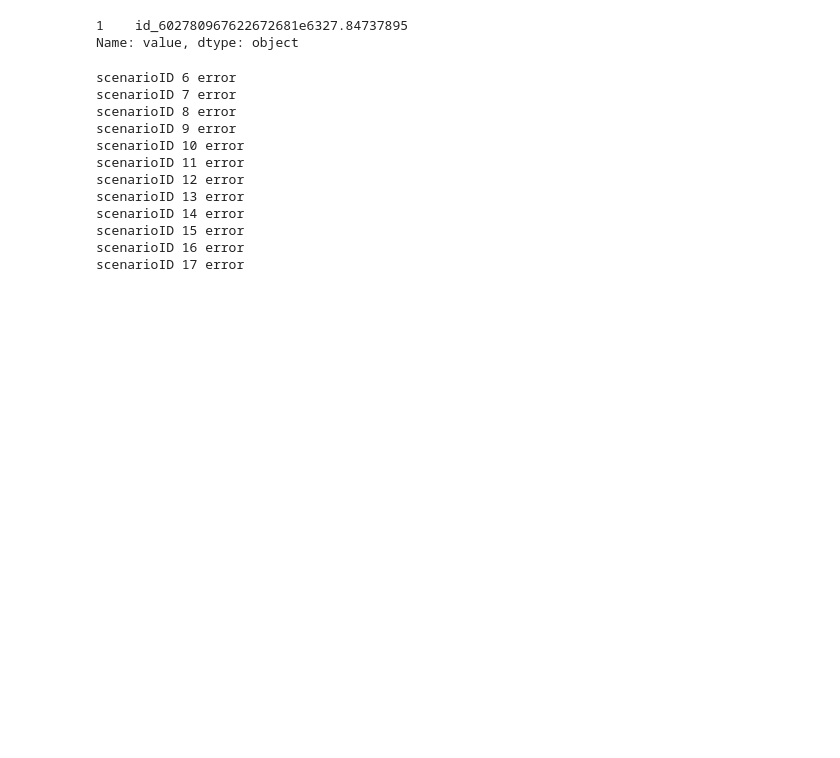
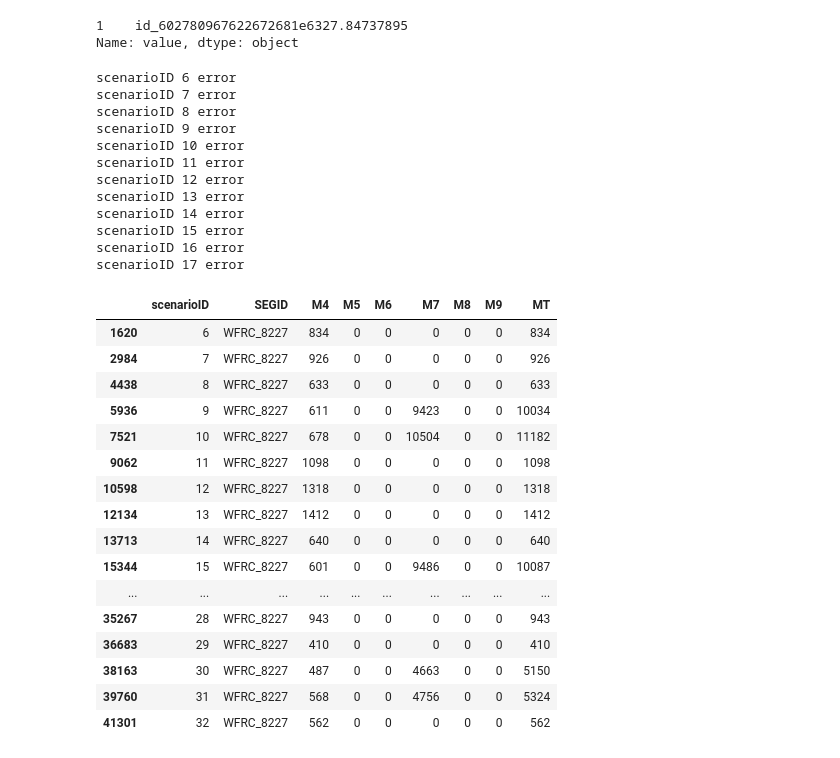
Before and after one commit to WFRCAnalytics/TDM-VAL-Scenario-Comparison-Toolbox, a Jupyter notebook: 2.1-TotalTDMTool/A-OldDataReformatAndPrepForApp.ipynb, the cells around one changed output. Cells and saved outputs as stored; diff of their text form; code cells hidden in the pictures; blank space fills up the shorter version.

```diff
--- a/2.1-TotalTDMTool/A-OldDataReformatAndPrepForApp.ipynb
+++ b/2.1-TotalTDMTool/A-OldDataReformatAndPrepForApp.ipynb
@@ -323,3 +323,23 @@ scenarioID 14 error
 scenarioID 15 error
 scenarioID 16 error
 scenarioID 17 error
+# %%
+dfTotVolStatsBySegID_byMode[dfTotVolStatsBySegID_byMode['SEGID']=='WFRC_8227']
+# %% [output]
+|  | scenarioID | SEGID | M4 | M5 | M6 | M7 | M8 | M9 | MT |
+| 1620 | 6 | WFRC_8227 | 834 | 0 | 0 | 0 | 0 | 0 | 834 |
+| 2984 | 7 | WFRC_8227 | 926 | 0 | 0 | 0 | 0 | 0 | 926 |
+| 4438 | 8 | WFRC_8227 | 633 | 0 | 0 | 0 | 0 | 0 | 633 |
+| 5936 | 9 | WFRC_8227 | 611 | 0 | 0 | 9423 | 0 | 0 | 10034 |
+| 7521 | 10 | WFRC_8227 | 678 | 0 | 0 | 10504 | 0 | 0 | 11182 |
+| 9062 | 11 | WFRC_8227 | 1098 | 0 | 0 | 0 | 0 | 0 | 1098 |
+| 10598 | 12 | WFRC_8227 | 1318 | 0 | 0 | 0 | 0 | 0 | 1318 |
+| 12134 | 13 | WFRC_8227 | 1412 | 0 | 0 | 0 | 0 | 0 | 1412 |
+| 13713 | 14 | WFRC_8227 | 640 | 0 | 0 | 0 | 0 | 0 | 640 |
+| 15344 | 15 | WFRC_8227 | 601 | 0 | 0 | 9486 | 0 | 0 | 10087 |
+| ... | ... | ... | ... | ... | ... | ... | ... | ... | ... |
+| 35267 | 28 | WFRC_8227 | 943 | 0 | 0 | 0 | 0 | 0 | 943 |
+| 36683 | 29 | WFRC_8227 | 410 | 0 | 0 | 0 | 0 | 0 | 410 |
+| 38163 | 30 | WFRC_8227 | 487 | 0 | 0 | 4663 | 0 | 0 | 5150 |
+| 39760 | 31 | WFRC_8227 | 568 | 0 | 0 | 4756 | 0 | 0 | 5324 |
+| 41301 | 32 | WFRC_8227 | 562 | 0 | 0 | 0 | 0 | 0 | 562 |
```
Also changed, not shown: parts of 4 cells of this notebook.
